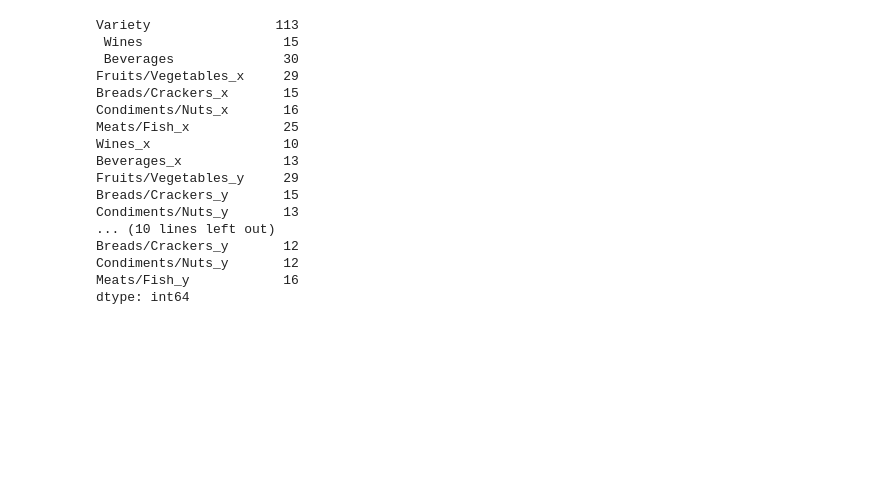
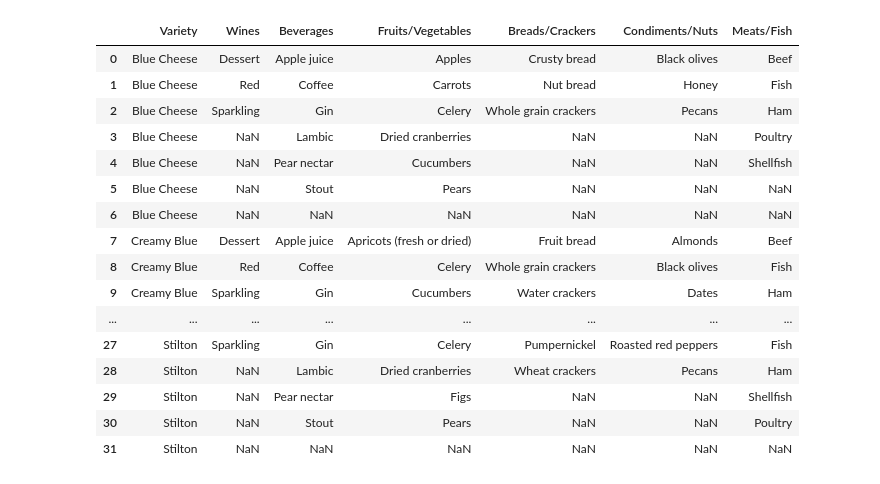
Before and after one commit to EmmaLimoli/Exploring_Wine_Varieties_Adv, a Jupyter notebook: pdf_merger.ipynb, the cells around one changed output. Cells and saved outputs as stored; diff of their text form; code cells hidden in the pictures; blank space fills up the shorter version.

```diff
--- a/pdf_merger.ipynb
+++ b/pdf_merger.ipynb
@@ -138,20 +4,38 @@ four_dataf.head(50)
-# %%
-four_dataf.count()
-# %% [output]
-Variety                113
- Wines                  15
- Beverages              30
-Fruits/Vegetables_x     29
-Breads/Crackers_x       15
-Condiments/Nuts_x       16
-Meats/Fish_x            25
-Wines_x                 10
-Beverages_x             13
-Fruits/Vegetables_y     29
-Breads/Crackers_y       15
-Condiments/Nuts_y       13
-... (10 lines left out)
-Breads/Crackers_y       12
-Condiments/Nuts_y       12
-Meats/Fish_y            16
-dtype: int64
+# %%
+# read csv
+
+df = pd.read_csv('./CSVS/bluepair.csv')
+
+df2 = pd.read_csv('./CSVS/hardpair.csv')
+
+df3 = pd.read_csv('./CSVS/semisortpairings.csv')
+
+df4 = pd.read_csv('./CSVS/semihardpair1.csv')
+
+df5 = pd.read_csv('./CSVS/semihardpair2.csv')
+
+df6 = pd.read_csv('./CSVS/semihardpairing3.csv')
+
+df7 = pd.read_csv('./CSVS/softcheese.csv')
+
+
+
+df.head()
+# %% [output]
+|  | Variety | Wines | Beverages | Fruits/Vegetables | Breads/Crackers | Condiments/Nuts | Meats/Fish |
+| 0 | Blue Cheese | Dessert | Apple juice | Apples | Crusty bread | Black olives | Beef |
+| 1 | Blue Cheese | Red | Coffee | Carrots | Nut bread | Honey | Fish |
+| 2 | Blue Cheese | Sparkling | Gin | Celery | Whole grain crackers | Pecans | Ham |
+| 3 | Blue Cheese | NaN | Lambic | Dried cranberries | NaN | NaN | Poultry |
+| 4 | Blue Cheese | NaN | Pear nectar | Cucumbers | NaN | NaN | Shellfish |
+| 5 | Blue Cheese | NaN | Stout | Pears | NaN | NaN | NaN |
+| 6 | Blue Cheese | NaN | NaN | NaN | NaN | NaN | NaN |
+| 7 | Creamy Blue | Dessert | Apple juice | Apricots (fresh or dried) | Fruit bread | Almonds | Beef |
+| 8 | Creamy Blue | Red | Coffee | Celery | Whole grain crackers | Black olives | Fish |
+| 9 | Creamy Blue | Sparkling | Gin | Cucumbers | Water crackers | Dates | Ham |
+| ... | ... | ... | ... | ... | ... | ... | ... |
+| 27 | Stilton | Sparkling | Gin | Celery | Pumpernickel | Roasted red peppers | Fish |
+| 28 | Stilton | NaN | Lambic | Dried cranberries | Wheat crackers | Pecans | Ham |
+| 29 | Stilton | NaN | Pear nectar | Figs | NaN | NaN | Shellfish |
+| 30 | Stilton | NaN | Stout | Pears | NaN | NaN | Poultry |
+| 31 | Stilton | NaN | NaN | NaN | NaN | NaN | NaN |
```
Also changed, not shown: parts of 21 cells of this notebook, 2 other files.
